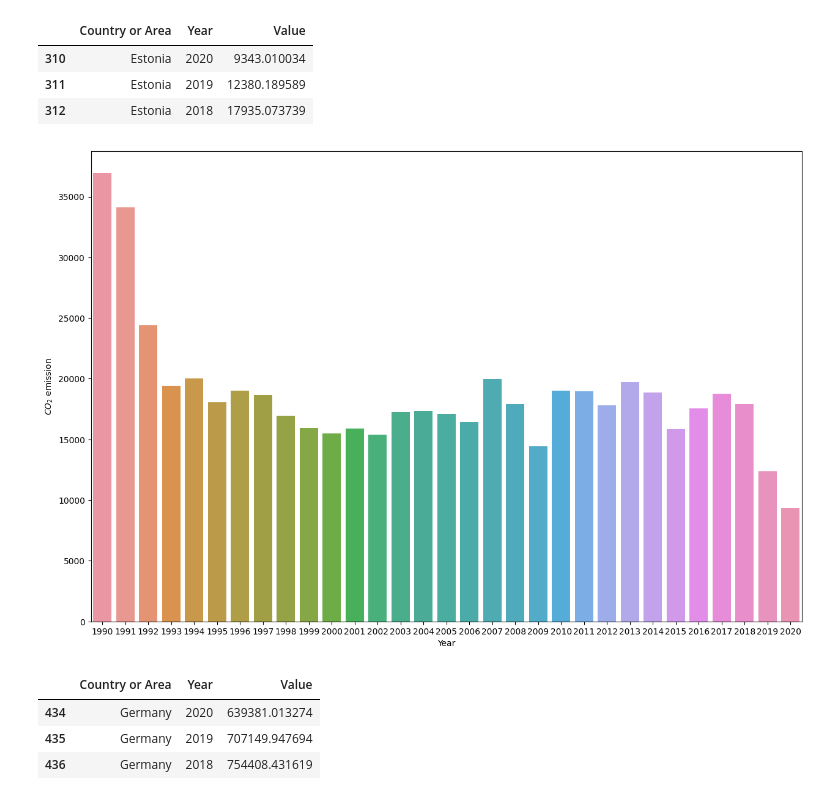
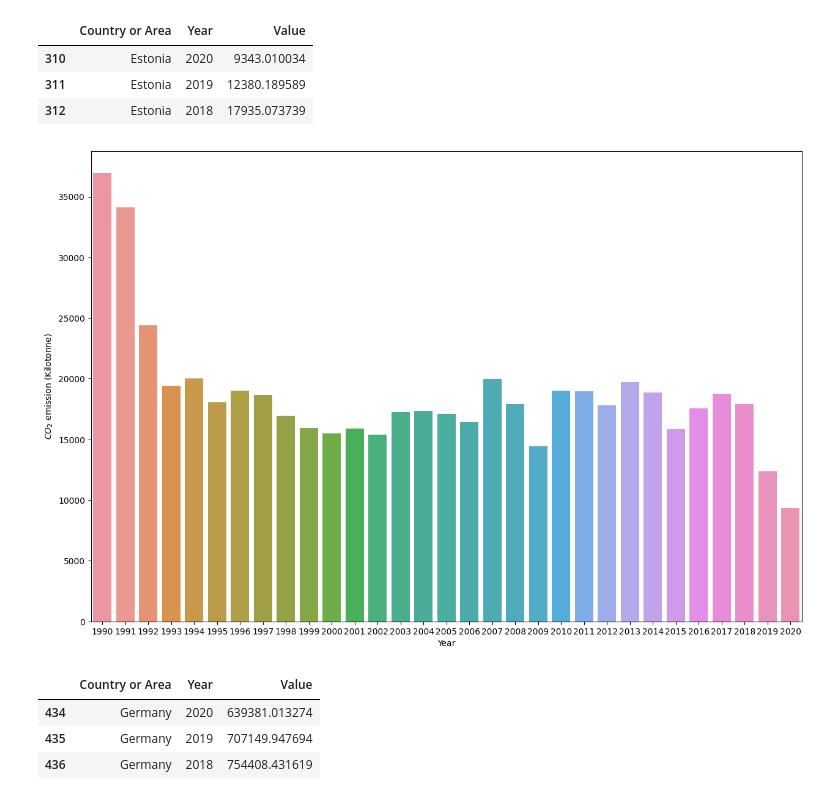
Before and after one commit to anujthapamagar/FEDS, a Jupyter notebook: FEDS_exam.ipynb, the cells around one changed output. Saved outputs shown, nothing was run; the diff lists cells and outputs as text; code cells hidden in the pictures.

```diff
--- a/FEDS_exam.ipynb
+++ b/FEDS_exam.ipynb
@@ -122,10 +122,10 @@ df3.head(3)
 # %%
 plt.figure(figsize = (15,10))
 sns.barplot(data = df3, x = 'Year', y = 'Value')
 plt.xlabel('Year')
-plt.ylabel('$CO_{2}$ emission');
+plt.ylabel('$CO_{2}$ emission (Kilotonne)');
 # %% [output]
-[figure, old version]
+[figure, new version]
 # %%
 df4 = df2[df2['Country or Area'] == 'Germany']
 df4.head(3)
```
Also changed, not shown: parts of 2 cells of this notebook.
